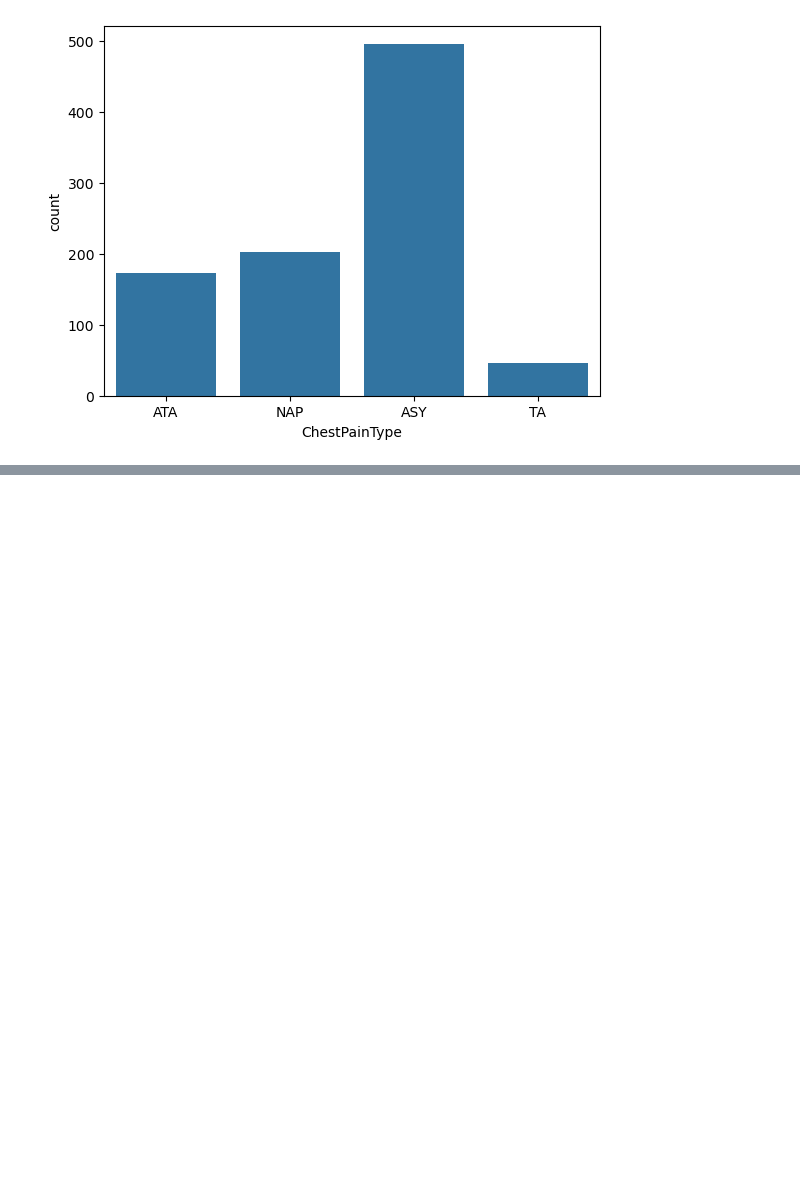
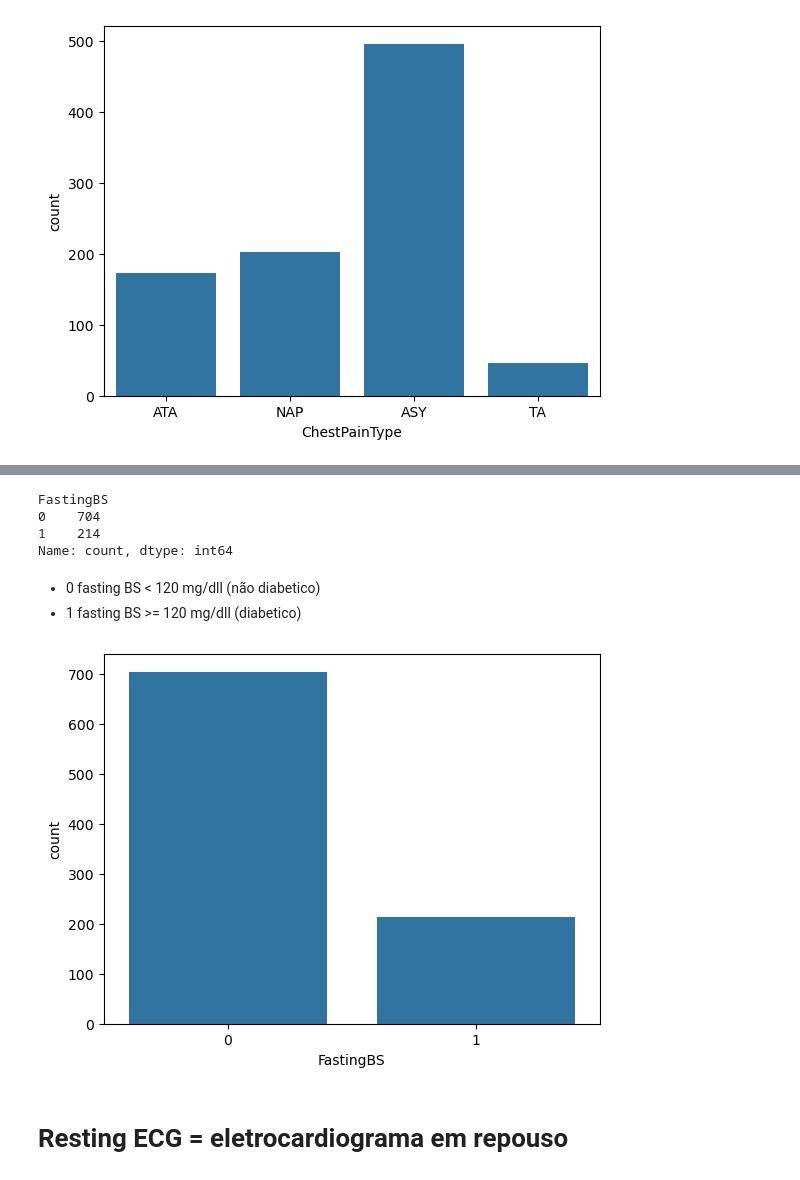
Before and after one commit to Rodriggo-Marcelino/Aprendizado_Supervisionado_Classifica-o, a Jupyter notebook: heartMachineLearning.ipynb, the cells around one changed output, grey strips where cells are left out. Drawn from its saved outputs; the diff is of its cells as text; code cells hidden in the pictures; blank space fills up the shorter version.

```diff
--- a/heartMachineLearning.ipynb
+++ b/heartMachineLearning.ipynb
@@ -118,0 +170,16 @@ sns.countplot(x = 'ChestPainType', data = dataset);
+# %%
+dataset.FastingBS.value_counts().sort_index()
+# %% [output]
+FastingBS
+0    704
+1    214
+Name: count, dtype: int64
+# %% [markdown]
+- 0 fasting BS < 120 mg/dll (não diabetico)
+- 1 fasting BS >= 120 mg/dll (diabetico)
+# %%
+sns.countplot(x='FastingBS', data=dataset);
+# %% [output]
+[figure, added]
+# %% [markdown]
+# Resting ECG = eletrocardiograma em repouso
```
Also changed, not shown: parts of 10 cells of this notebook, 1 other file.
